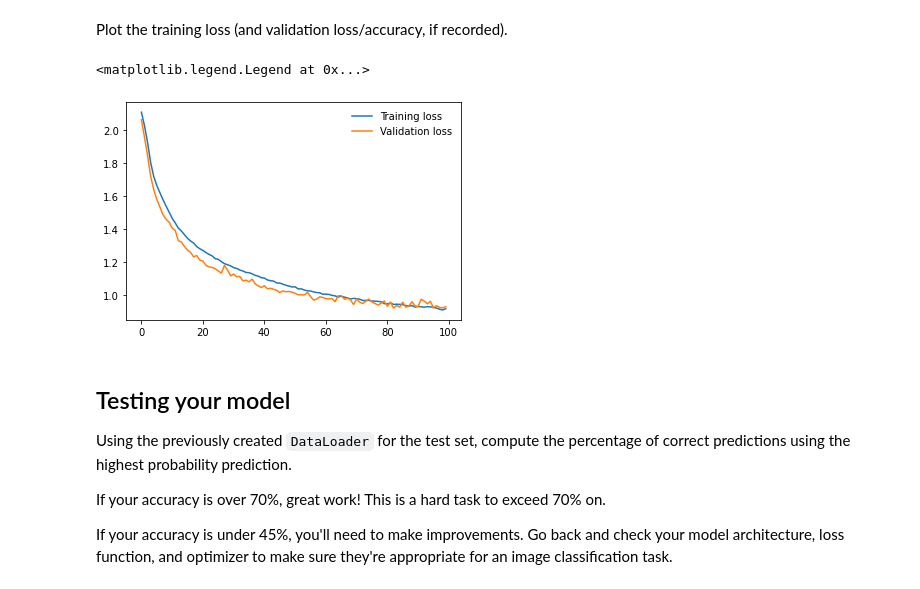
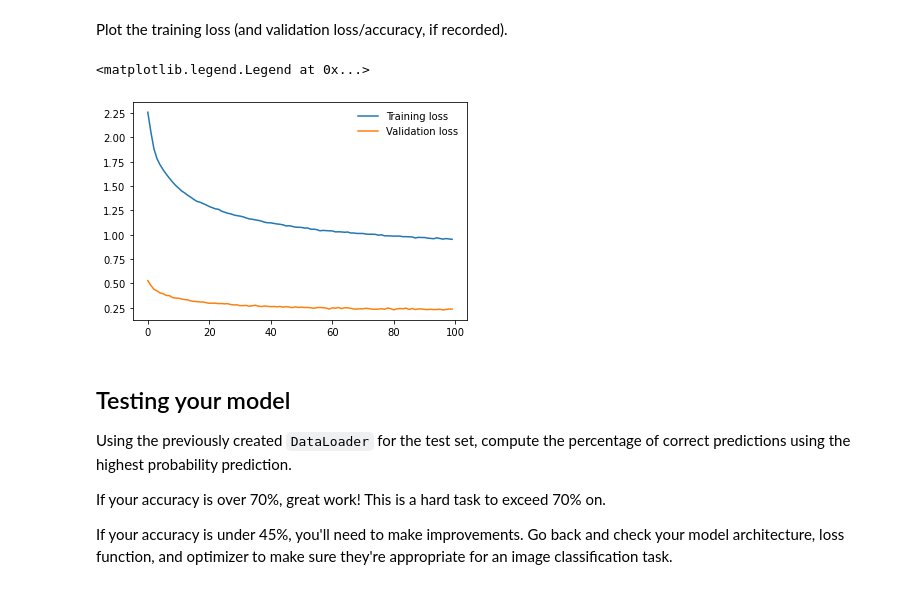
Before and after one commit to achimoraites/deep-learning, a Jupyter notebook: cifar-10-image-classifier/CIFAR-10_Image_Classifier.ipynb, the cells around one changed output. Drawn from its saved outputs; the diff is of its cells as text; code cells hidden in the pictures.

Commit message:
fix: split test data for testing and validation
- Test dataset is splitted to training and validation sets
- Improved image augmentations for the training set
- updated "criterion"

```diff
--- a/cifar-10-image-classifier/CIFAR-10_Image_Classifier.ipynb
+++ b/cifar-10-image-classifier/CIFAR-10_Image_Classifier.ipynb
@@ -68,6 +68,7 @@ batch_size = 16
 data_transforms = {
         'train': transforms.Compose([transforms.RandomRotation(30),
                                      transforms.RandomHorizontalFlip(),
+                                     transforms.RandomGrayscale(p=0.15),
                                      transforms.ToTensor(),
                                      transforms.Normalize((0.5, 0.5, 0.5), (0.5, 0.5, 0.5))]),
         'test': transforms.Compose(
@@ -77,13 +78,19 @@ data_transforms = {
 
 trainset = torchvision.datasets.CIFAR10(root='./data', train=True,
                                         download=True, transform=data_transforms['train'])
-testset = torchvision.datasets.CIFAR10(root='./data', train=False,
+
+testdata = torchvision.datasets.CIFAR10(root='./data', train=False,
                                        download=True, transform=data_transforms['test'])
+
+validation_set, testing_set = torch.utils.data.random_split(testdata, (2000, 8000), generator=torch.Generator().manual_seed(42))
+
 
 dataloaders = {
         'train': torch.utils.data.DataLoader(trainset, batch_size=batch_size,
                                           shuffle=True, num_workers=2),
-        'test': torch.utils.data.DataLoader(testset, batch_size=batch_size,
+        'test': torch.utils.data.DataLoader(testing_set, batch_size=batch_size,
+                                         shuffle=False, num_workers=2),
+        'validation': torch.utils.data.DataLoader(validation_set, batch_size=batch_size,
                                          shuffle=False, num_workers=2),
     }
 
@@ -154,7 +161,7 @@ Specify a loss function and an optimizer, and instantiate the model.
 If you use a less common loss function, please note why you chose that loss function in a comment.
 # %%
 model = NeuralNetwork()
-criterion = nn.CrossEntropyLoss()
+criterion = nn.NLLLoss()
 optimizer = optim.SGD(model.parameters(), lr=0.0008, momentum=0.8)
 # %% [markdown]
 ## Running your Neural Network
@@ -166,7 +173,7 @@ If you want to print your loss during each epoch, you can use the `enumerate` fu
 # Train the model
 epochs = 100
 
-train_losses, test_losses = [], []
+train_losses, validation_losses = [], []
 for e in range(epochs):
     running_loss = 0
     for images, labels in dataloaders['train']:
@@ -181,21 +188,21 @@ for e in range(epochs):
         running_loss += loss.item()
 
     else:
-        test_loss = 0
+        validation_loss = 0
 
         # Turn off gradients for validation, saves memory and computations
         with torch.no_grad():
-            for images, labels in dataloaders['test']:
+            for images, labels in dataloaders['validation']:
                 log_ps = model(images)
-                test_loss += criterion(log_ps, labels)
+                validation_loss += criterion(log_ps, labels)
 
 
         train_losses.append(running_loss/len(dataloaders['train']))
-        test_losses.append(test_loss/len(dataloaders['test']))
+        validation_losses.append(validation_loss/len(dataloaders['test']))
 
         print("Epoch: {}/{}.. ".format(e+1, epochs),
               "Training Loss: {:.3f}.. ".format(running_loss/len(dataloaders['train'])),
-              "Test Loss: {:.3f}.. ".format(test_loss/len(dataloaders['test'])))
+              "Validation Loss: {:.3f}.. ".format(validation_loss/len(dataloaders['validation'])))
 
 print('Finished Training')
 # %% [output]
@@ -220,11 +227,11 @@ Finished Training
 Plot the training loss (and validation loss/accuracy, if recorded).
 # %%
 plt.plot(train_losses, label='Training loss')
-plt.plot(test_losses, label='Validation loss')
+plt.plot(validation_losses, label='Validation loss')
 plt.legend(frameon=False)
 # %% [output]
 <matplotlib.legend.Legend at 0x...>
-[figure, old version]
+[figure, new version]
 # %% [markdown]
 ## Testing your model
 Using the previously created `DataLoader` for the test set, compute the percentage of correct predictions using the highest probability prediction.
```
Also changed, not shown: parts of 3 cells of this notebook.
